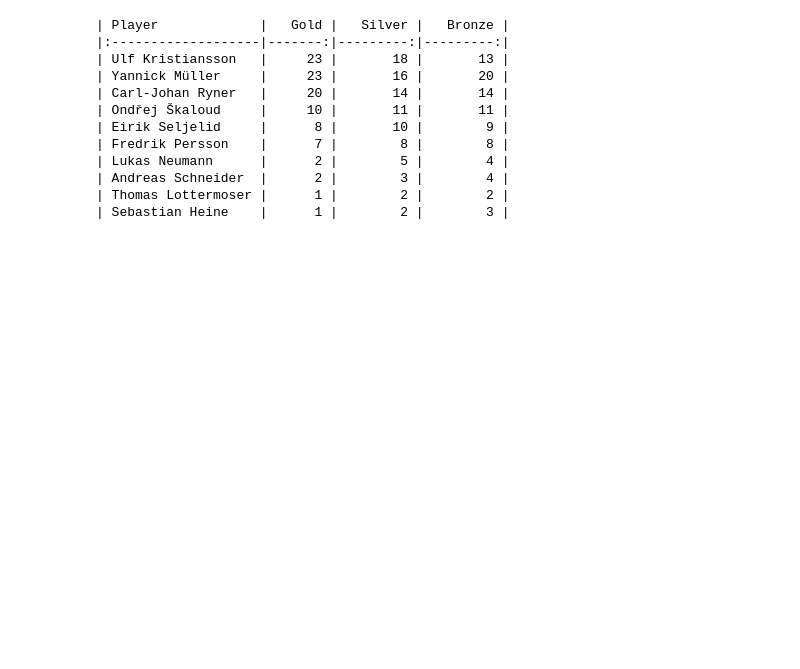
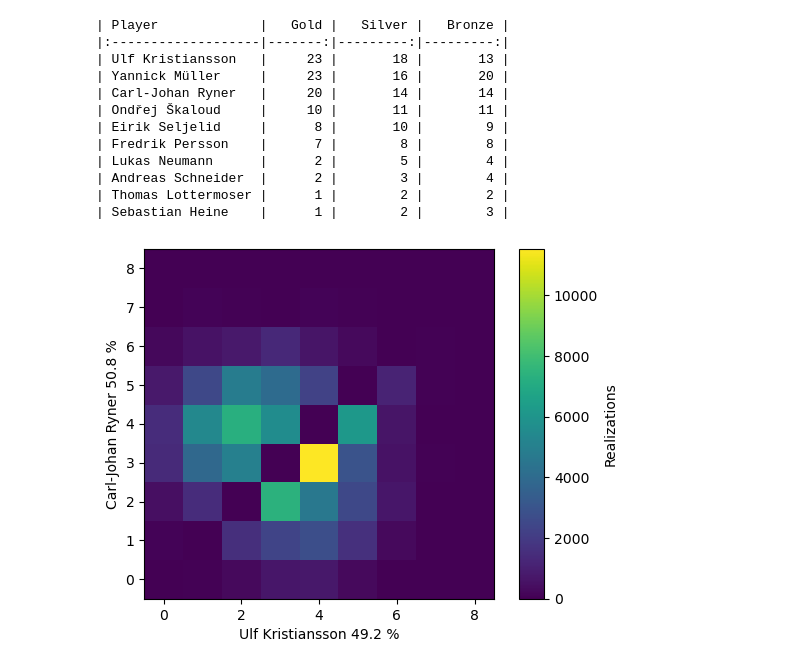
Before and after one commit to axarekma/WMC_2023_CUP, a Jupyter notebook: src/update_figures.ipynb, the cells around one changed output. Drawn from its saved outputs; the diff is of its cells as text; code cells hidden in the pictures; blank space fills up the shorter version.

```diff
--- a/src/update_figures.ipynb
+++ b/src/update_figures.ipynb
@@ -133,3 +133,8 @@ print(medalists(medals_m_all).to_markdown(index=False))
 | Andreas Schneider  |      2 |        3 |        4 |
 | Thomas Lottermoser |      1 |        2 |        2 |
 | Sebastian Heine    |      1 |        2 |        3 |
+# %%
+from utils import plotGame
+plotGame('Carl-Johan Ryner','Ulf Kristiansson',LANES_B[0],data,LANES_A+LANES_B,100000)
+# %% [output]
+[figure, added]
```
Also changed, not shown: parts of 1 cell of this notebook, 3 other files.
